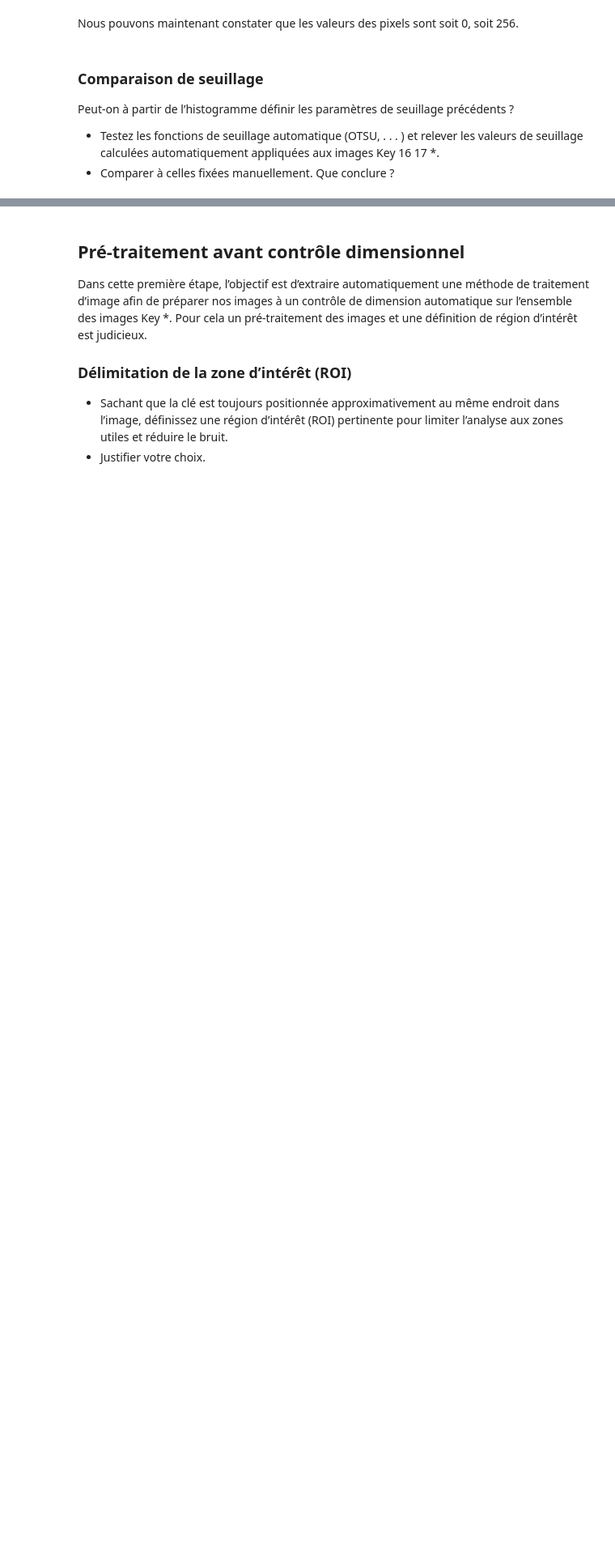
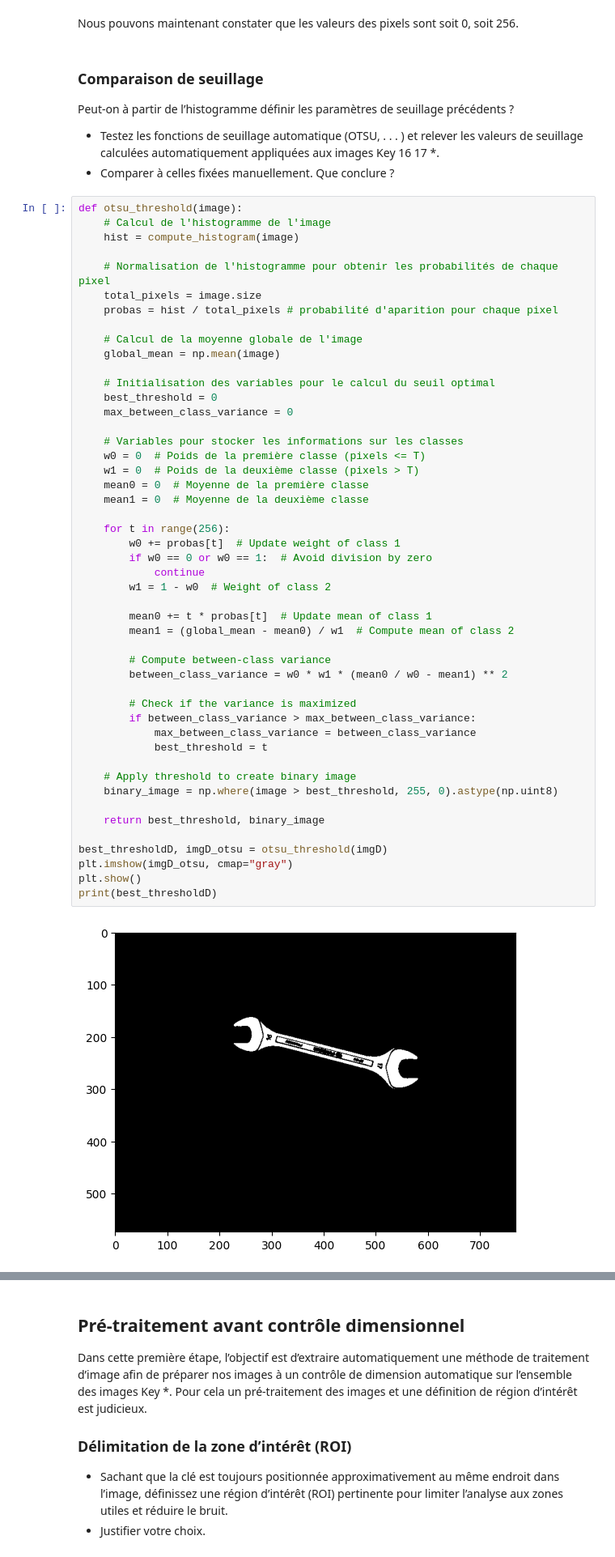
Before and after one commit to Nomnelle/computer_vision_finals, a Jupyter notebook: Partie_1/tp_not_part1_mick.ipynb, the cells around one changed output, grey strips where cells are left out. Shown at 81% size. Cells and saved outputs as stored; diff of their text form; blank space fills up the shorter version.

```diff
--- a/Partie_1/tp_not_part1_mick.ipynb
+++ b/Partie_1/tp_not_part1_mick.ipynb
@@ -149,3 +149,53 @@ Nous pouvons maintenant constater que les valeurs des pixels sont soit 0, soit 2
 Peut-on à partir de l’histogramme définir les paramètres de seuillage précédents ?
 - Testez les fonctions de seuillage automatique (OTSU, . . . ) et relever les valeurs de seuillage calculées automatiquement appliquées aux images Key 16 17 *.
 - Comparer à celles fixées manuellement. Que conclure ?
+# %%
+def otsu_threshold(image):
+    # Calcul de l'histogramme de l'image
+    hist = compute_histogram(image)
+
+    # Normalisation de l'histogramme pour obtenir les probabilités de chaque pixel
+    total_pixels = image.size
+    probas = hist / total_pixels # probabilité d'aparition pour chaque pixel
+
+    # Calcul de la moyenne globale de l'image
+    global_mean = np.mean(image)
+
+    # Initialisation des variables pour le calcul du seuil optimal
+    best_threshold = 0
+    max_between_class_variance = 0
+
+    # Variables pour stocker les informations sur les classes
+    w0 = 0  # Poids de la première classe (pixels <= T)
+    w1 = 0  # Poids de la deuxième classe (pixels > T)
+    mean0 = 0  # Moyenne de la première classe
+    mean1 = 0  # Moyenne de la deuxième classe
+
+    for t in range(256):
+        w0 += probas[t]  # Update weight of class 1
+        if w0 == 0 or w0 == 1:  # Avoid division by zero
+            continue
+        w1 = 1 - w0  # Weight of class 2
+
+        mean0 += t * probas[t]  # Update mean of class 1
+        mean1 = (global_mean - mean0) / w1  # Compute mean of class 2
+
+        # Compute between-class variance
+        between_class_variance = w0 * w1 * (mean0 / w0 - mean1) ** 2
+
+        # Check if the variance is maximized
+        if between_class_variance > max_between_class_variance:
+            max_between_class_variance = between_class_variance
+            best_threshold = t
+
+    # Apply threshold to create binary image
+    binary_image = np.where(image > best_threshold, 255, 0).astype(np.uint8)
+
+    return best_threshold, binary_image
+
+best_thresholdD, imgD_otsu = otsu_threshold(imgD)
+plt.imshow(imgD_otsu, cmap="gray")
+plt.show()
+print(best_thresholdD)
+# %% [output]
+[figure, added]
```
Also changed, not shown: parts of 3 cells of this notebook.
